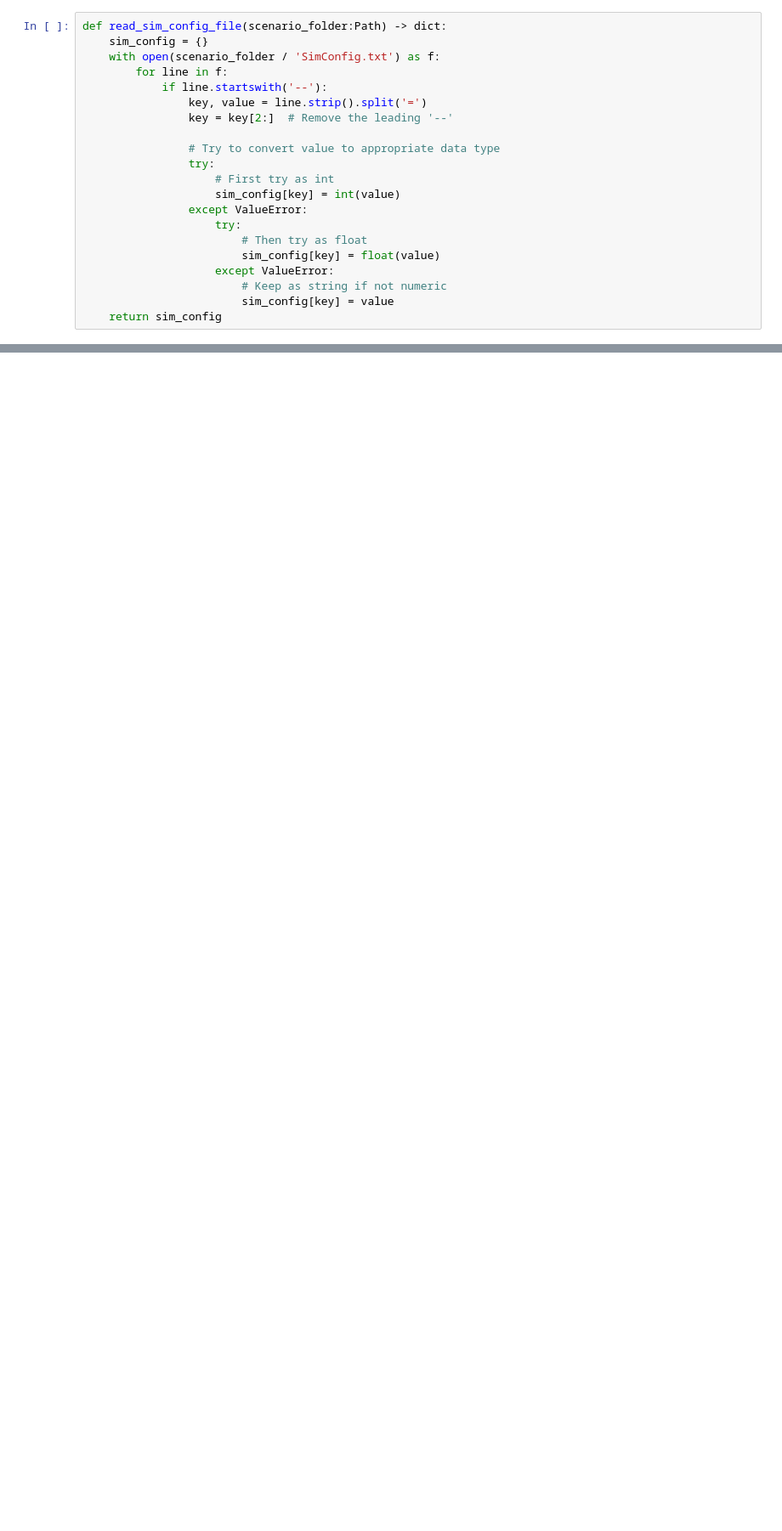
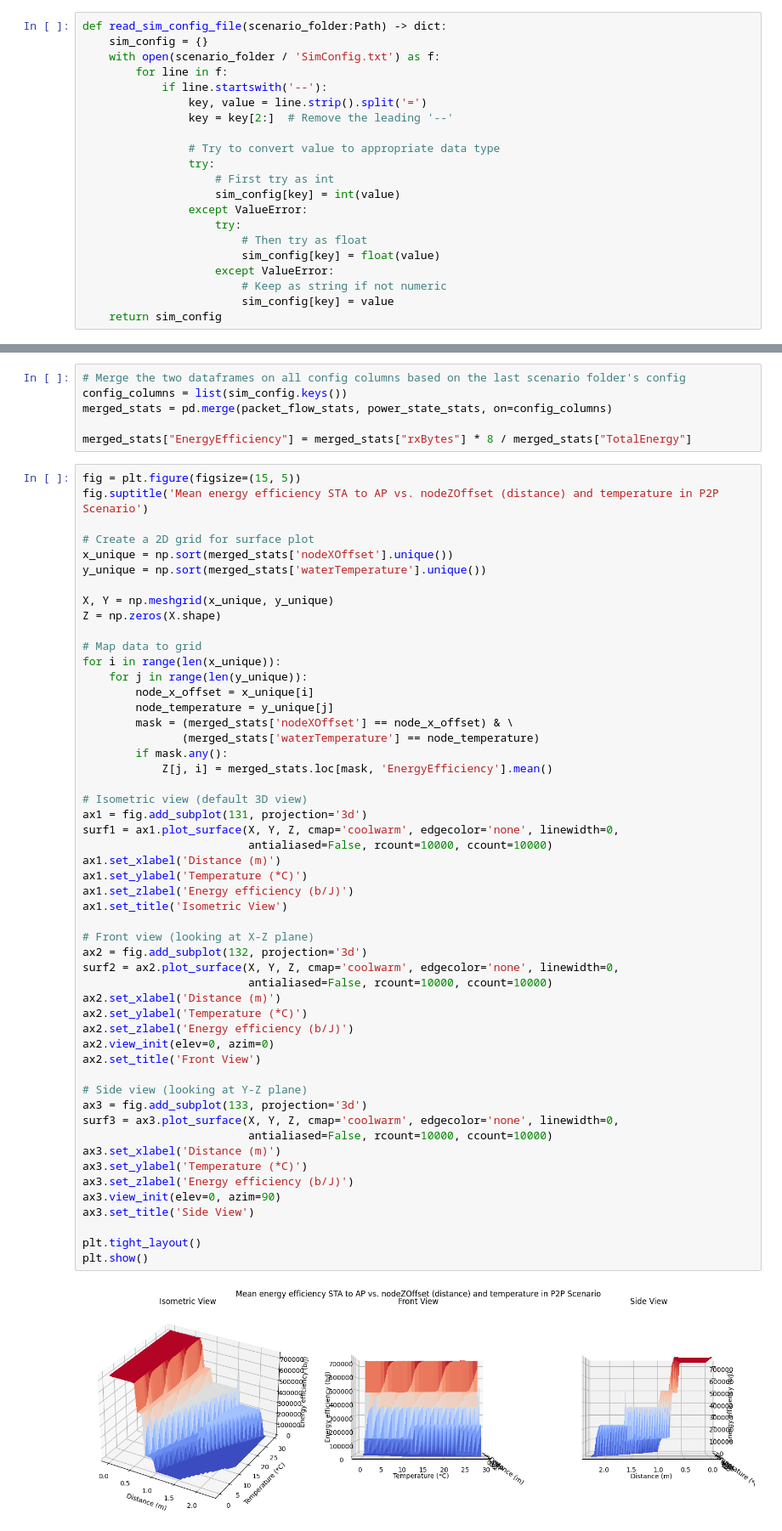
Before and after one commit to mehslambo/2IRS0-ns3, a Jupyter notebook: postprocessing/p2p_graphs.ipynb, the cells around one changed output, grey strips where cells are left out. Shown at 85% size. Saved outputs shown, nothing was run; the diff lists cells and outputs as text; blank space fills up the shorter version.

```diff
--- a/postprocessing/p2p_graphs.ipynb
+++ b/postprocessing/p2p_graphs.ipynb
@@ -345,0 +348,60 @@ plt.show()
+# %%
+# Merge the two dataframes on all config columns based on the last scenario folder's config
+config_columns = list(sim_config.keys())
+merged_stats = pd.merge(packet_flow_stats, power_state_stats, on=config_columns)
+
+merged_stats["EnergyEfficiency"] = merged_stats["rxBytes"] * 8 / merged_stats["TotalEnergy"]
+# %%
+fig = plt.figure(figsize=(15, 5))
+fig.suptitle('Mean energy efficiency STA to AP vs. nodeZOffset (distance) and temperature in P2P Scenario')
+
+# Create a 2D grid for surface plot
+x_unique = np.sort(merged_stats['nodeXOffset'].unique())
+y_unique = np.sort(merged_stats['waterTemperature'].unique())
+
+X, Y = np.meshgrid(x_unique, y_unique)
+Z = np.zeros(X.shape)
+
+# Map data to grid
+for i in range(len(x_unique)):
+    for j in range(len(y_unique)):
+        node_x_offset = x_unique[i]
+        node_temperature = y_unique[j]
+        mask = (merged_stats['nodeXOffset'] == node_x_offset) & \
+               (merged_stats['waterTemperature'] == node_temperature)
+        if mask.any():
+            Z[j, i] = merged_stats.loc[mask, 'EnergyEfficiency'].mean()
+
+# Isometric view (default 3D view)
+ax1 = fig.add_subplot(131, projection='3d')
+surf1 = ax1.plot_surface(X, Y, Z, cmap='coolwarm', edgecolor='none', linewidth=0,
+                         antialiased=False, rcount=10000, ccount=10000)
+ax1.set_xlabel('Distance (m)')
+ax1.set_ylabel('Temperature (*C)')
+ax1.set_zlabel('Energy efficiency (b/J)')
+ax1.set_title('Isometric View')
+
+# Front view (looking at X-Z plane)
+ax2 = fig.add_subplot(132, projection='3d')
+surf2 = ax2.plot_surface(X, Y, Z, cmap='coolwarm', edgecolor='none', linewidth=0,
+                         antialiased=False, rcount=10000, ccount=10000)
+ax2.set_xlabel('Distance (m)')
+ax2.set_ylabel('Temperature (*C)')
+ax2.set_zlabel('Energy efficiency (b/J)')
+ax2.view_init(elev=0, azim=0)
+ax2.set_title('Front View')
+
+# Side view (looking at Y-Z plane)
+ax3 = fig.add_subplot(133, projection='3d')
+surf3 = ax3.plot_surface(X, Y, Z, cmap='coolwarm', edgecolor='none', linewidth=0,
+                         antialiased=False, rcount=10000, ccount=10000)
+ax3.set_xlabel('Distance (m)')
+ax3.set_ylabel('Temperature (*C)')
+ax3.set_zlabel('Energy efficiency (b/J)')
+ax3.view_init(elev=0, azim=90)
+ax3.set_title('Side View')
+
+plt.tight_layout()
+plt.show()
+# %% [output]
+[figure, added]
```
Also changed, not shown: parts of 11 cells of this notebook, 1 other file.
